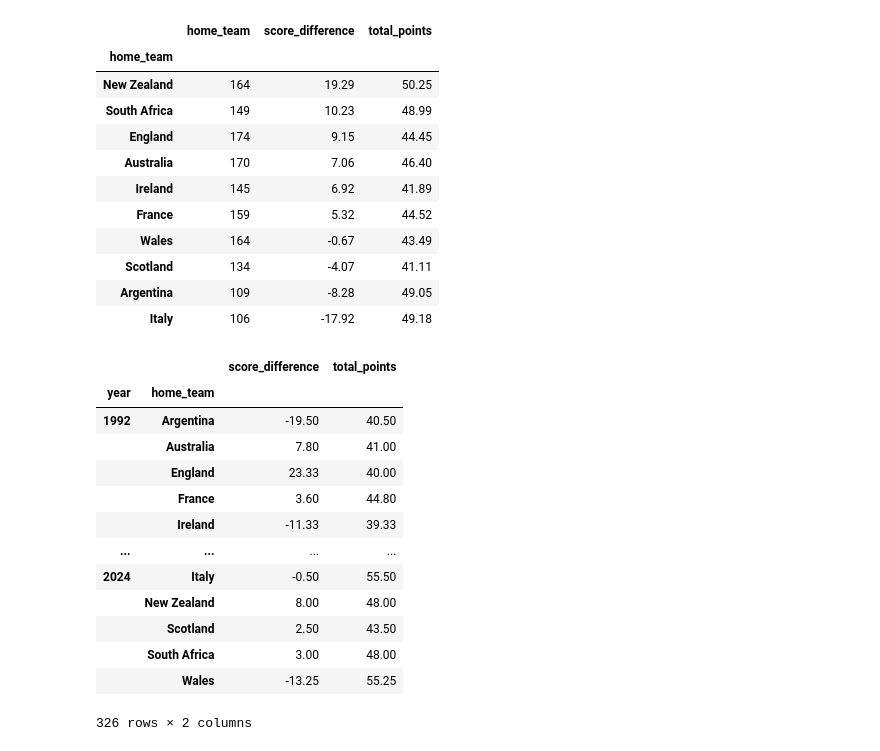
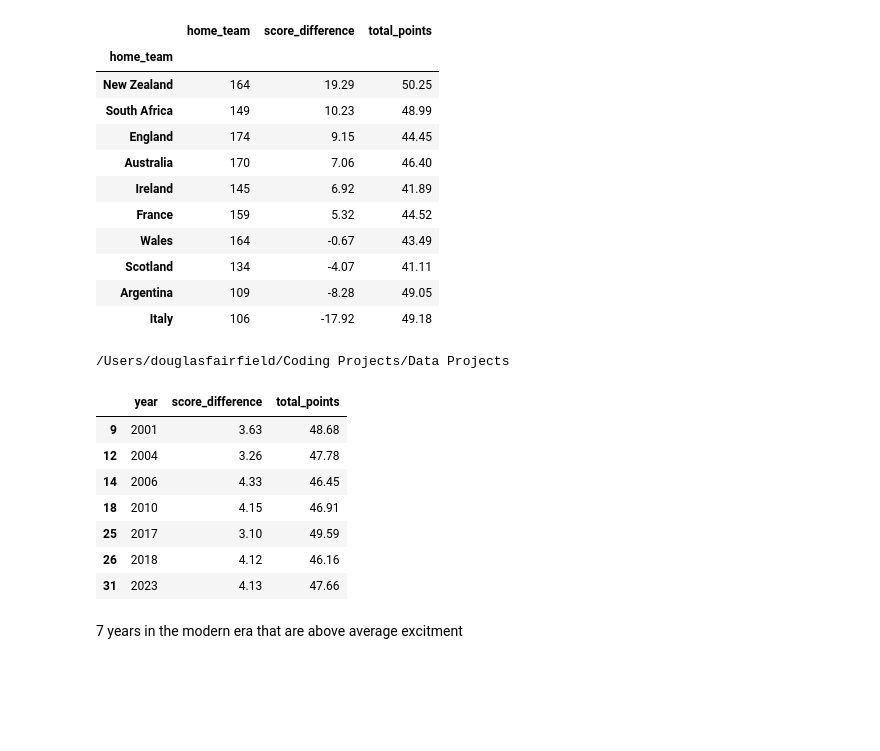
Before and after one commit to DougF-5749/rugby_union_internationals, a Jupyter notebook: notebooks/r_u_internationals.ipynb, the cells around one changed output. Drawn from its saved outputs; the diff is of its cells as text; code cells hidden in the pictures; blank space fills up the shorter version.

Commit message:
script for group_by_year_mean_score_diff_mean_total_points created and imported

```diff
--- a/notebooks/r_u_internationals.ipynb
+++ b/notebooks/r_u_internationals.ipynb
@@ -424,30 +424,31 @@ modern_era_nations.sort_values(
 | Scotland | 134 | -4.07 | 41.11 |
 | Argentina | 109 | -8.28 | 49.05 |
 | Italy | 106 | -17.92 | 49.18 |
-# %%
-year_and_nations = modern_era.groupby(['year', 'home_team']).agg(
-    {
-        'score_difference': 'mean',
-        'total_points': 'mean'
-    }
-)
-
-year_and_nations['score_difference'] = year_and_nations['score_difference'].round(decimals=2)
-year_and_nations['total_points'] = year_and_nations['total_points'].round(decimals=2)
-
-year_and_nations
-# %% [output]
-|  |  | score_difference | total_points |
-| year | home_team |  |  |
-| 1992 | Argentina | -19.50 | 40.50 |
-|  | Australia | 7.80 | 41.00 |
-|  | England | 23.33 | 40.00 |
-|  | France | 3.60 | 44.80 |
-|  | Ireland | -11.33 | 39.33 |
-| ... | ... | ... | ... |
-| 2024 | Italy | -0.50 | 55.50 |
-|  | New Zealand | 8.00 | 48.00 |
-|  | Scotland | 2.50 | 43.50 |
-|  | South Africa | 3.00 | 48.00 |
-|  | Wales | -13.25 | 55.25 |
-326 rows × 2 columns
+# %%
+# average score_difference: 3.98
+# average total points per game: 45.80
+
+%cd ..
+from scripts.data_load import group_by_year_mean_score_diff_mean_total_points
+
+year_mean_sd_and_tp = group_by_year_mean_score_diff_mean_total_points(modern_era)
+
+one_score_mask = year_mean_sd_and_tp['score_difference'] < 5
+no_drop_goal_mask = year_mean_sd_and_tp['score_difference'] > 3
+high_scoring_mask = year_mean_sd_and_tp['total_points'] > 45.80
+
+combined_mask = one_score_mask & no_drop_goal_mask & high_scoring_mask
+
+year_mean_sd_and_tp[combined_mask]
+# %% [output]
+/Users/douglasfairfield/Coding Projects/Data Projects
+|  | year | score_difference | total_points |
+| 9 | 2001 | 3.63 | 48.68 |
+| 12 | 2004 | 3.26 | 47.78 |
+| 14 | 2006 | 4.33 | 46.45 |
+| 18 | 2010 | 4.15 | 46.91 |
+| 25 | 2017 | 3.10 | 49.59 |
+| 26 | 2018 | 4.12 | 46.16 |
+| 31 | 2023 | 4.13 | 47.66 |
+# %% [markdown]
+7 years in the modern era that are above average excitment
```
Also changed, not shown: 1 other file.
